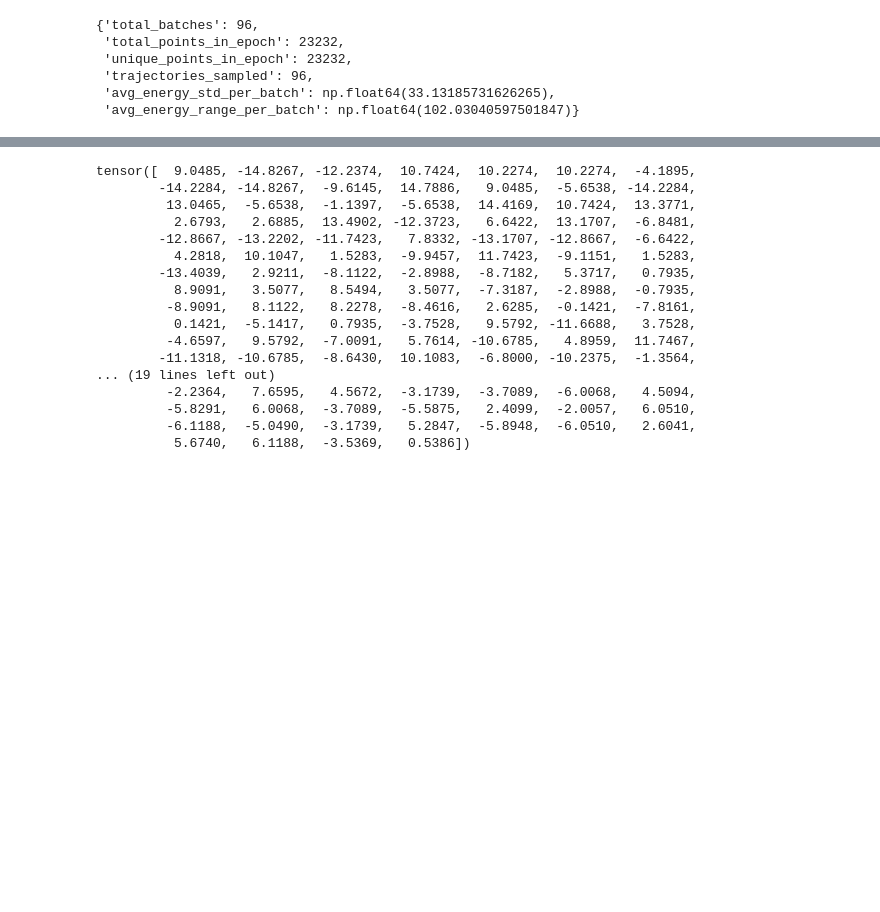
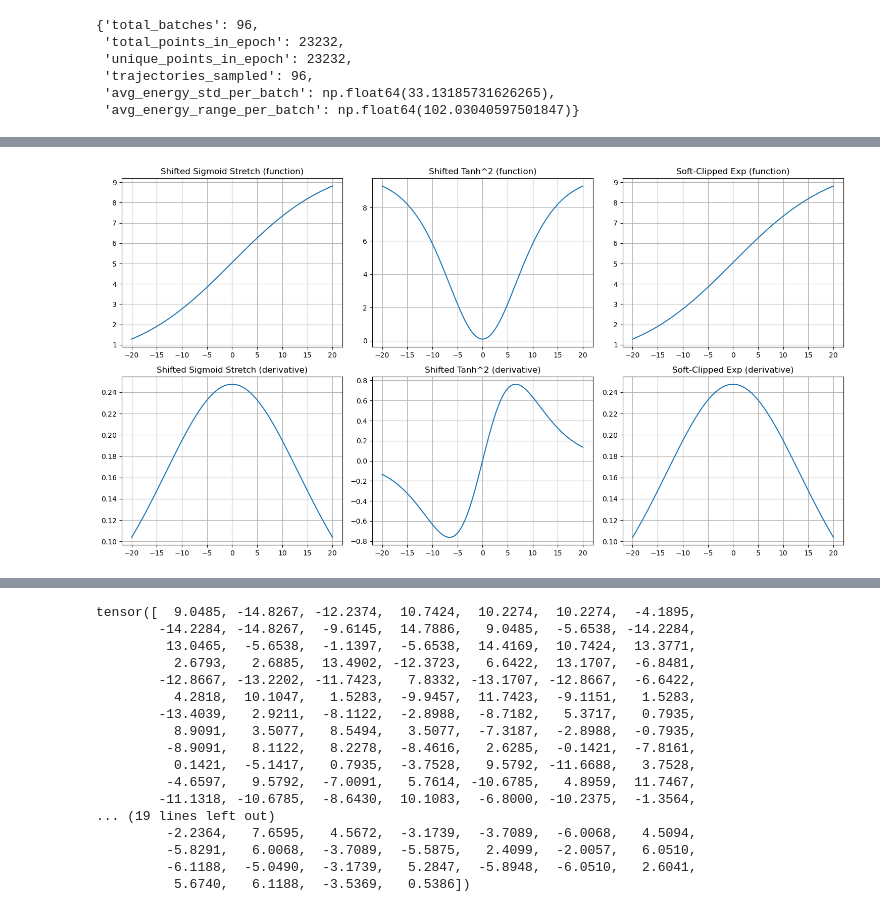
Before and after one commit to thomasGR9/Hamilton_Jacobi_NN, a Jupyter notebook: batch_and_nn_testing.ipynb, the cells around one changed output, grey strips where cells are left out. Cells and saved outputs as stored; diff of their text form; code cells hidden in the pictures; blank space fills up the shorter version.

```diff
--- a/batch_and_nn_testing.ipynb
+++ b/batch_and_nn_testing.ipynb
@@ -1737,3 +1547,47 @@ Key observations:
+# %%
+import torch
+import matplotlib.pyplot as plt
+
+# Parameters
+eps_min = 0.1
+eps_max = 10.0
+k = 0.1
+theta = torch.linspace(-20, 20, 5000, requires_grad=True)
+
+# Function 1: Shifted Sigmoid Stretch
+def f1(theta):
+    return eps_min + (eps_max - eps_min) * torch.sigmoid(k * theta)
+
+# Function 2: Shifted Tanh^2
+def f2(theta):
+    return eps_min + (eps_max - eps_min) * torch.tanh(k * theta).pow(2)
+
+# Function 3: Soft-Clipped Exponential (Softplus normalized variant)
+def f3(theta):
+    return eps_min + (eps_max - eps_min) * torch.sigmoid(k * theta)  # simplified soft-clipped exp
+
+funcs = [f1, f2, f3]
+names = ["Shifted Sigmoid Stretch", "Shifted Tanh^2", "Soft-Clipped Exp"]
+
+fig, axes = plt.subplots(2, 3, figsize=(15, 8))
+
+for i, (f, name) in enumerate(zip(funcs, names)):
+    # Forward
+    y = f(theta)
+    axes[0, i].plot(theta.detach().numpy(), y.detach().numpy())
+    axes[0, i].set_title(f"{name} (function)")
+    axes[0, i].grid(True)
+
+    # Gradient (derivative)
+    dy = torch.autograd.grad(y.sum(), theta, create_graph=False)[0]
+    axes[1, i].plot(theta.detach().numpy(), dy.detach().numpy())
+    axes[1, i].set_title(f"{name} (derivative)")
+    axes[1, i].grid(True)
+
+plt.tight_layout()
+plt.show()
+# %% [output]
+[figure, added]
 # %%
 
 class Step_1(nn.Module):
```
Also changed, not shown: parts of 31 cells of this notebook.
